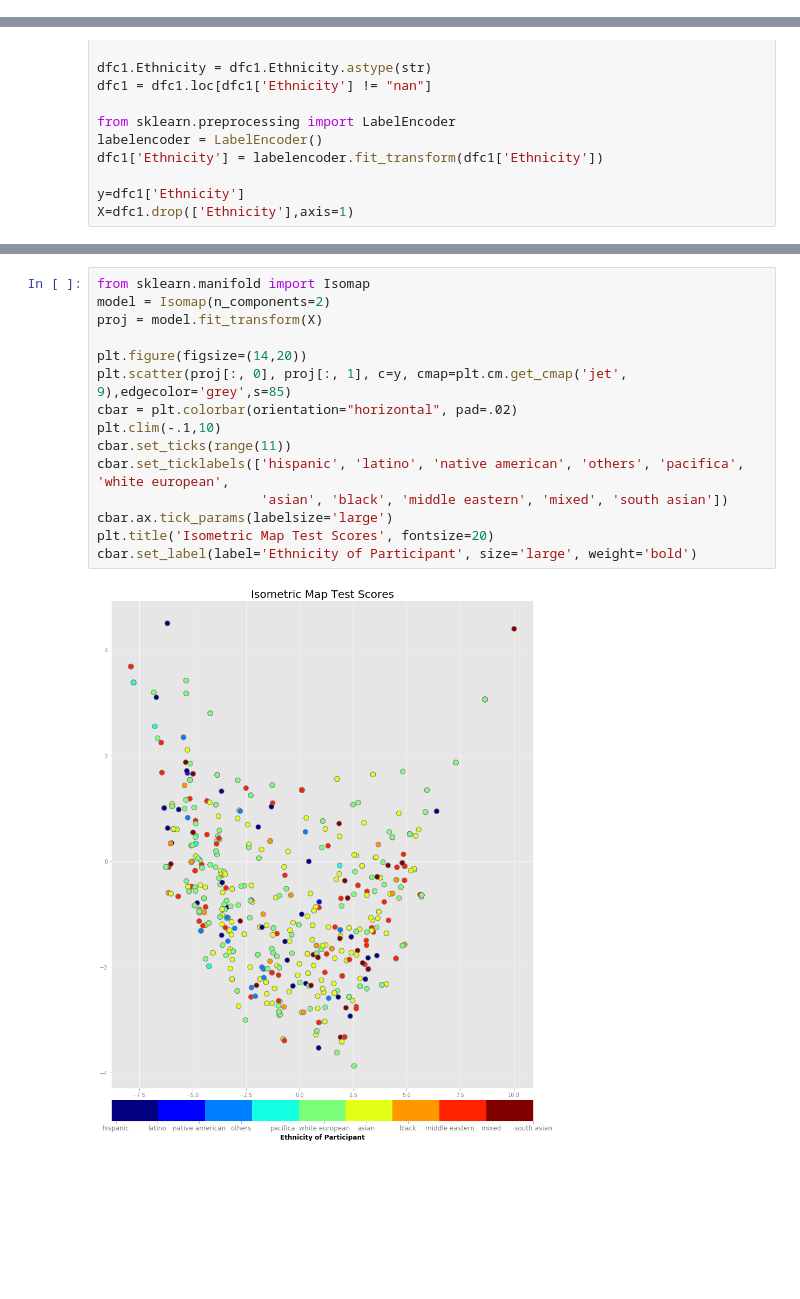
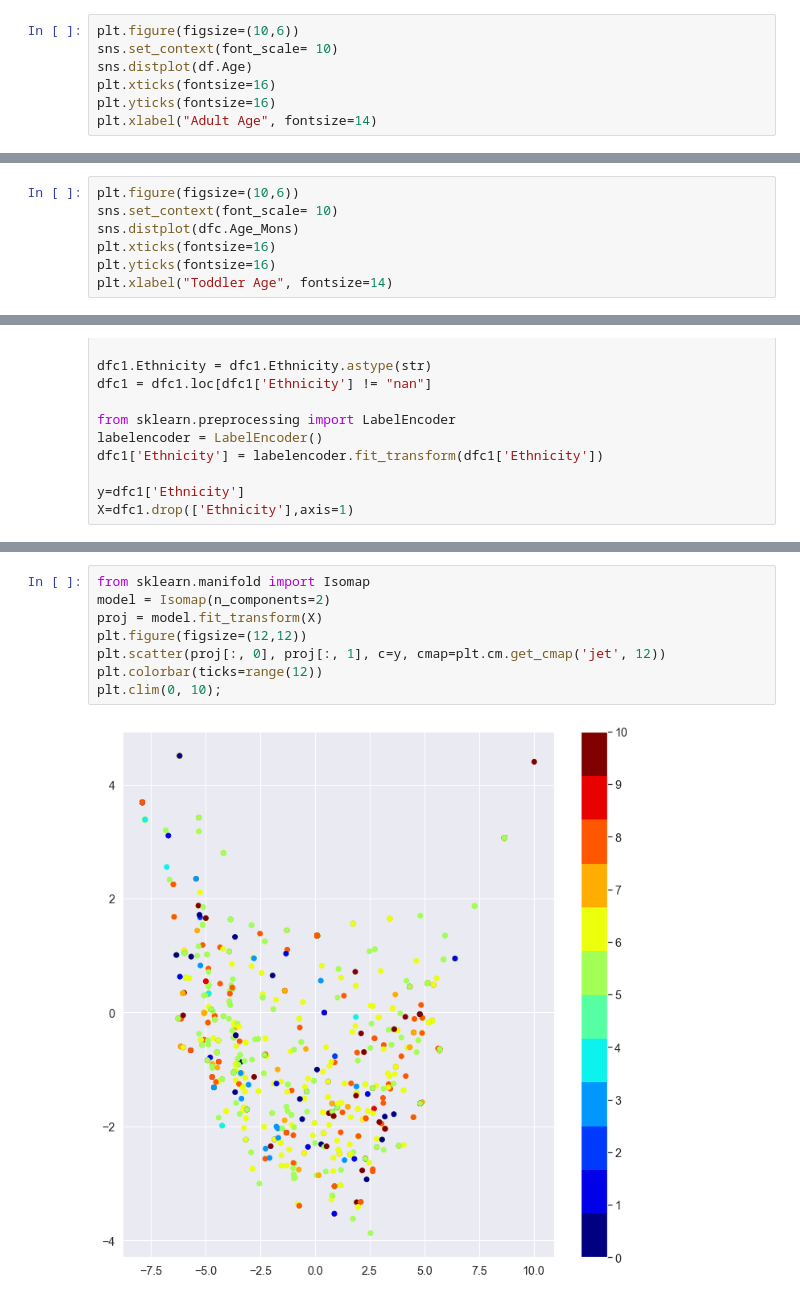
Before and after one commit to zivzach/Data_Science_Portfolio, a Jupyter notebook: notebooks/Autism_Cultural_Bias.ipynb, the cells around one changed output, grey strips where cells are left out. Saved outputs shown, nothing was run; the diff lists cells and outputs as text; blank space fills up the shorter version.

```diff
--- a/notebooks/Autism_Cultural_Bias.ipynb
+++ b/notebooks/Autism_Cultural_Bias.ipynb
@@ -92,0 +114,7 @@ Text(0, 0.5, 'Count')
+# %%
+plt.figure(figsize=(10,6))
+sns.set_context(font_scale= 10)
+sns.distplot(df.Age)
+plt.xticks(fontsize=16)
+plt.yticks(fontsize=16)
+plt.xlabel("Adult Age", fontsize=14)
@@ -1466,0 +731,7 @@ cbar.set_label(label='Ethnicity of Participant', size='large', weight='bold')
+# %%
+plt.figure(figsize=(10,6))
+sns.set_context(font_scale= 10)
+sns.distplot(dfc.Age_Mons)
+plt.xticks(fontsize=16)
+plt.yticks(fontsize=16)
+plt.xlabel("Toddler Age", fontsize=14)
@@ -1505,17 +1198,10 @@ plt.show()
 # %%
 from sklearn.manifold import Isomap
 model = Isomap(n_components=2)
 proj = model.fit_transform(X)
-
-plt.figure(figsize=(14,20))
-plt.scatter(proj[:, 0], proj[:, 1], c=y, cmap=plt.cm.get_cmap('jet', 9),edgecolor='grey',s=85)
-cbar = plt.colorbar(orientation="horizontal", pad=.02)
-plt.clim(-.1,10)
-cbar.set_ticks(range(11))
-cbar.set_ticklabels(['hispanic', 'latino', 'native american', 'others', 'pacifica', 'white european',
-                     'asian', 'black', 'middle eastern', 'mixed', 'south asian'])
-cbar.ax.tick_params(labelsize='large')
-plt.title('Isometric Map Test Scores', fontsize=20)
-cbar.set_label(label='Ethnicity of Participant', size='large', weight='bold')
+plt.figure(figsize=(12,12))
+plt.scatter(proj[:, 0], proj[:, 1], c=y, cmap=plt.cm.get_cmap('jet', 12))
+plt.colorbar(ticks=range(12))
+plt.clim(0, 10);
 # %% [output]
-[figure, old version]
+[figure, new version]
```
Also changed, not shown: parts of 131 cells of this notebook.
